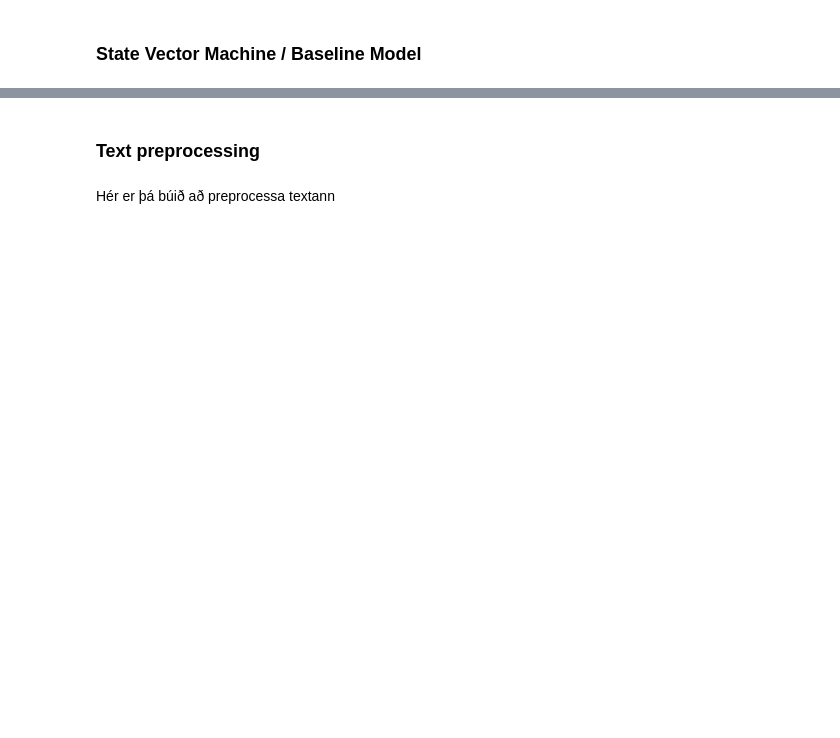
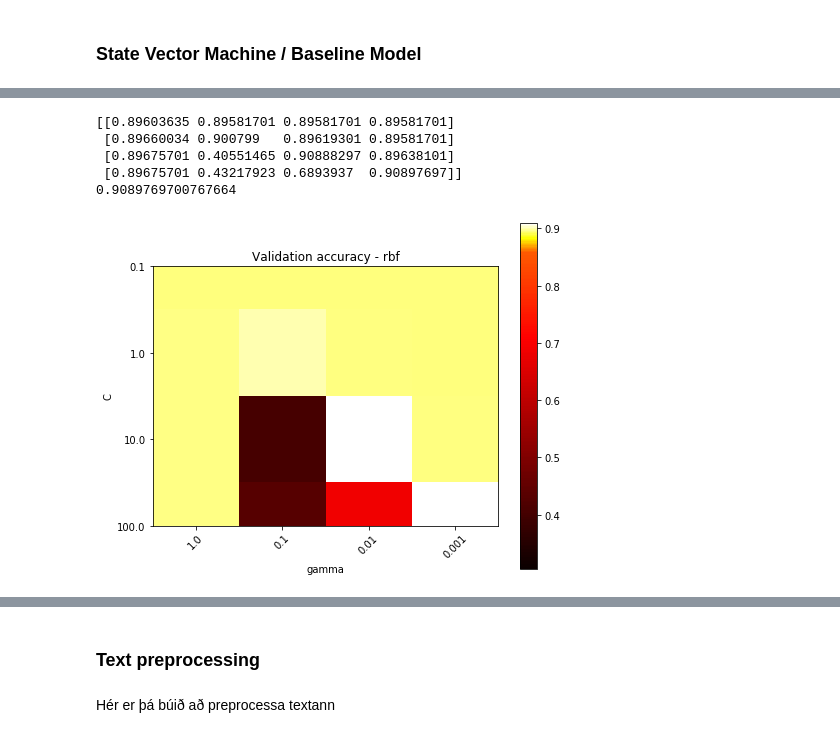
Before and after one commit to peturjokull/Gervigreind-Lokaverkefni, a Jupyter notebook: numi.ipynb, the cells around one changed output, grey strips where cells are left out. Drawn from its saved outputs; the diff is of its cells as text; code cells hidden in the pictures; blank space fills up the shorter version.

```diff
--- a/numi.ipynb
+++ b/numi.ipynb
@@ -144,0 +192,24 @@ ValueError: Found input variables with inconsistent numbers of samples: [1, 1595
+# %%
+X_train_reduced, y_train_reduced = data_subsample_asserts_two_classes(X_train_np, y_train_np, 5000)
+print("Number of training instances: ", X_train_reduced.shape[0] )
+
+# Bag of words approach
+# CountVectorizer has the benefit of producing a sparse representation of the counts
+vectorizer = CountVectorizer( max_df=0.95, min_df=2, max_features = None, stop_words='english')
+tfidf_transformer = TfidfTransformer()
+
+X_train_counts = vectorizer.fit_transform(X_train_reduced.ravel())
+X_train_tfidf = tfidf_transformer.fit_transform(X_train_counts)
+
+
+clf = OneVsRestClassifier(SVC(kernel='rbf', class_weight = 'balanced'))
+clf.fit(X_train_tfidf, y_train_reduced)
+pred = clf.predict( vectorizer.transform(X_test_np.ravel()) )
+acc = np.sum(pred == y_test_np, axis = 1)
+print('SVM-rbf row accuracy: {:.2%}'.format(np.average(np.where(acc == 6, 1, 0), axis = 0)))
+clf = MultiOutputClassifier(SVC(kernel = 'rbf', class_weight = 'balanced'))
+clf.fit(X_train_tfidf, y_train_reduced)
+print('Done training')
+# pred = clf.predict( vectorizer.transform(X_test_np.ravel()) )
+# acc = np.sum(pred == y_test_np, axis = 1)
+# print('SVM-rbf row accuracy: {:.2%}'.format(np.average(np.where(acc == 6, 1, 0), axis = 0)))
@@ -144,0 +368,10 @@ ValueError: Found input variables with inconsistent numbers of samples: [1, 1595
+# %%
+plot_heatmap(rbfacc, 'Validation accuracy - rbf', 'gamma', 'C', gamma, C,
+             np.min(rbfacc) - 0.1, np.max(rbfacc)-0.05)
+# %% [output]
+[[0.89603635 0.89581701 0.89581701 0.89581701]
+ [0.89660034 0.900799   0.89619301 0.89581701]
+ [0.89675701 0.40551465 0.90888297 0.89638101]
+ [0.89675701 0.43217923 0.6893937  0.90897697]]
+0.9089769700767664
+[figure, added]
```
Also changed, not shown: parts of 16 cells of this notebook.
